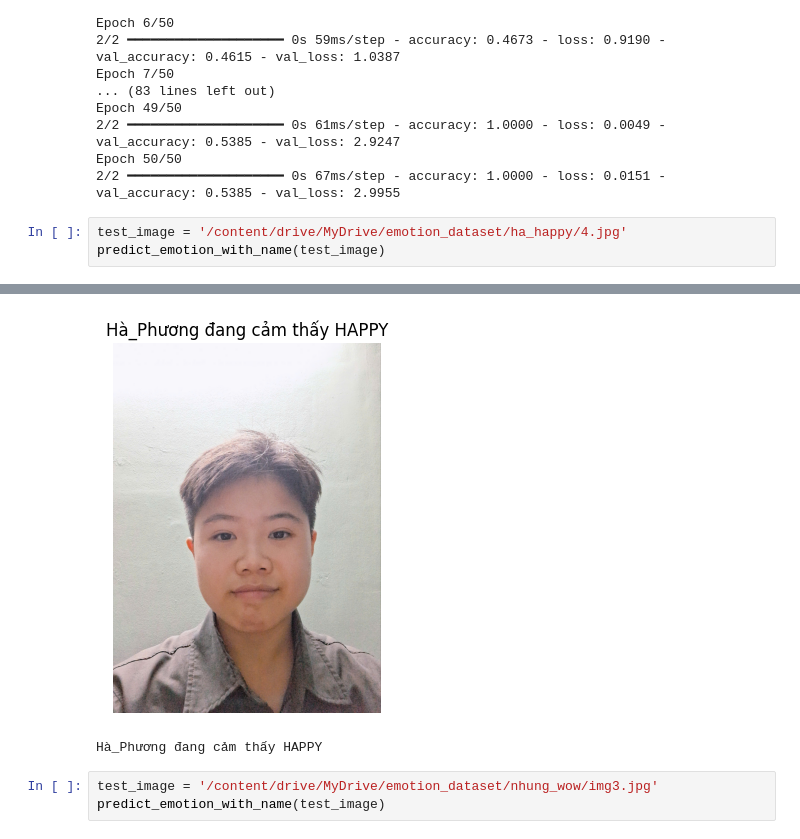
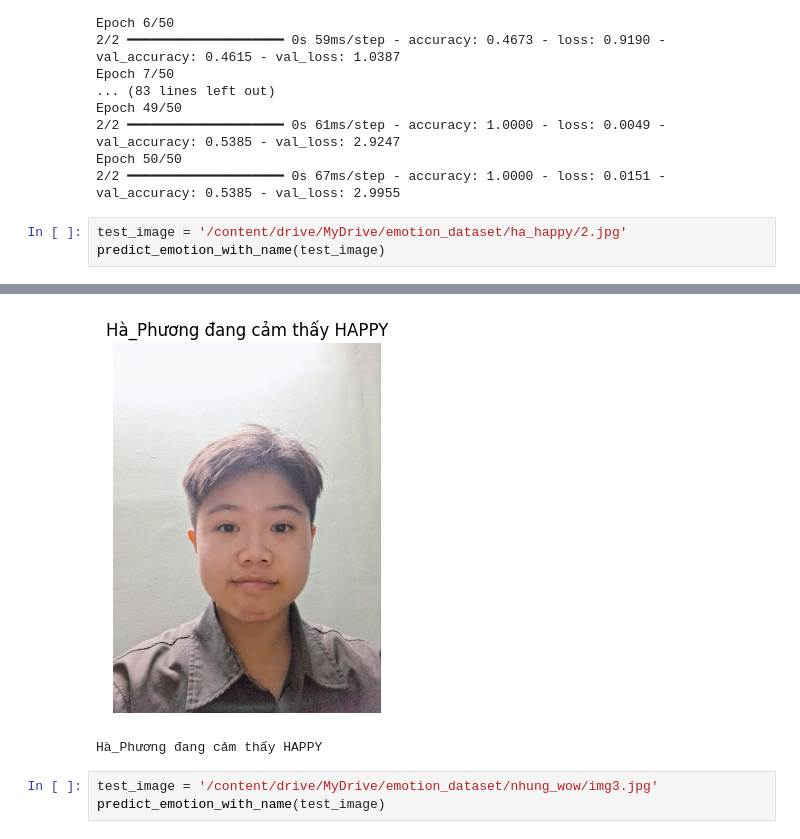
Before and after one commit to nhunbtran155/exercise-25-3-2025, a Jupyter notebook: exercise_15_4_2025.ipynb, the cells around one changed output, grey strips where cells are left out. Drawn from its saved outputs; the diff is of its cells as text.

```diff
--- a/exercise_15_4_2025.ipynb
+++ b/exercise_15_4_2025.ipynb
@@ -103,6 +103,6 @@ Epoch 49/50
 Epoch 50/50
 2/2 ━━━━━━━━━━━━━━━━━━━━ 0s 67ms/step - accuracy: 1.0000 - loss: 0.0151 - val_accuracy: 0.5385 - val_loss: 2.9955
 # %%
-test_image = '/content/drive/MyDrive/emotion_dataset/ha_happy/4.jpg'
+test_image = '/content/drive/MyDrive/emotion_dataset/ha_happy/2.jpg'
 predict_emotion_with_name(test_image)
 # %% [output]
@@ -110,4 +110,4 @@ predict_emotion_with_name(test_image)
-[figure, old version]
+[figure, new version]
 Hà_Phương đang cảm thấy HAPPY
 # %%
 test_image = '/content/drive/MyDrive/emotion_dataset/nhung_wow/img3.jpg'
```
Also changed, not shown: parts of 1 cell of this notebook.
